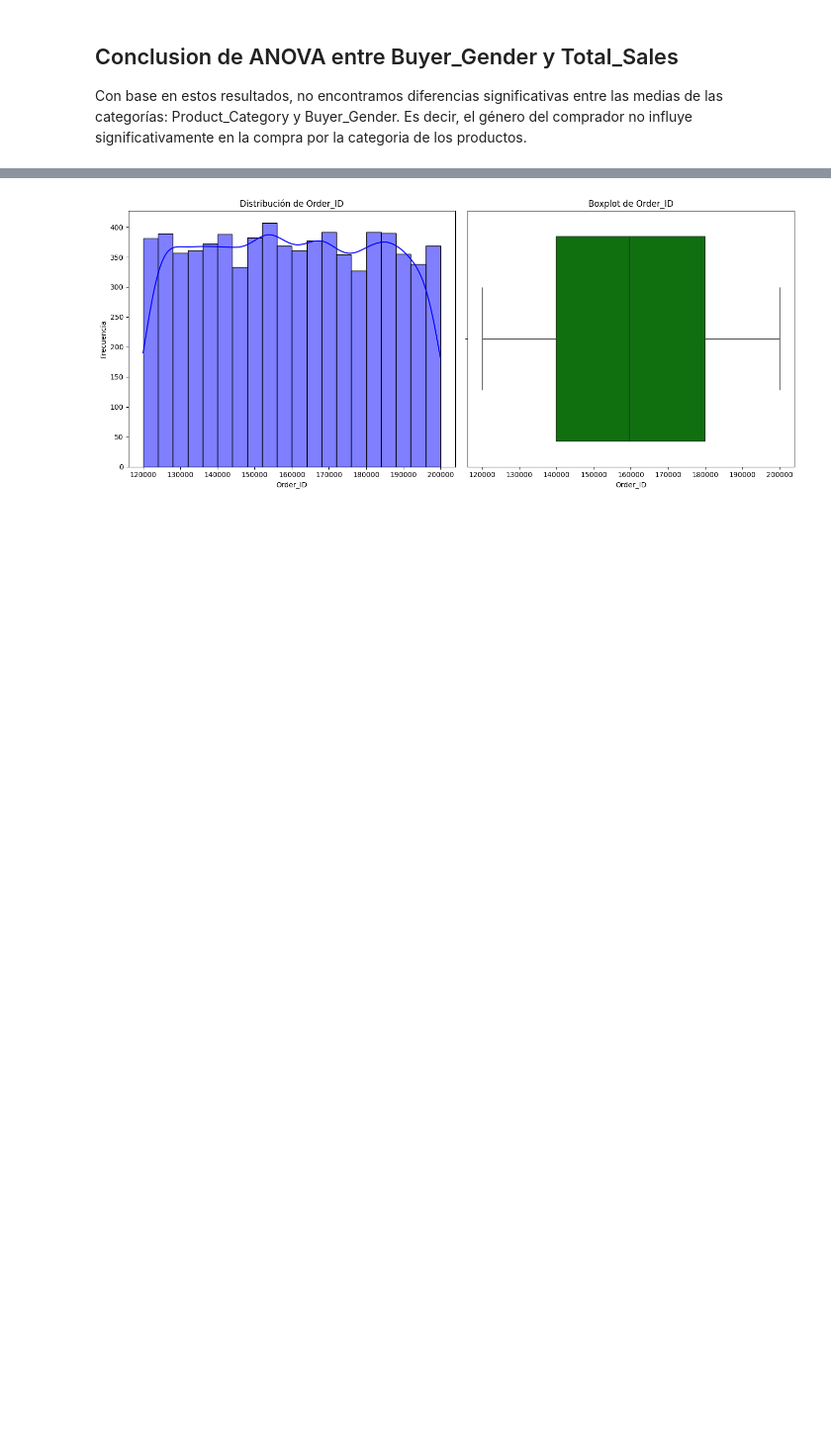
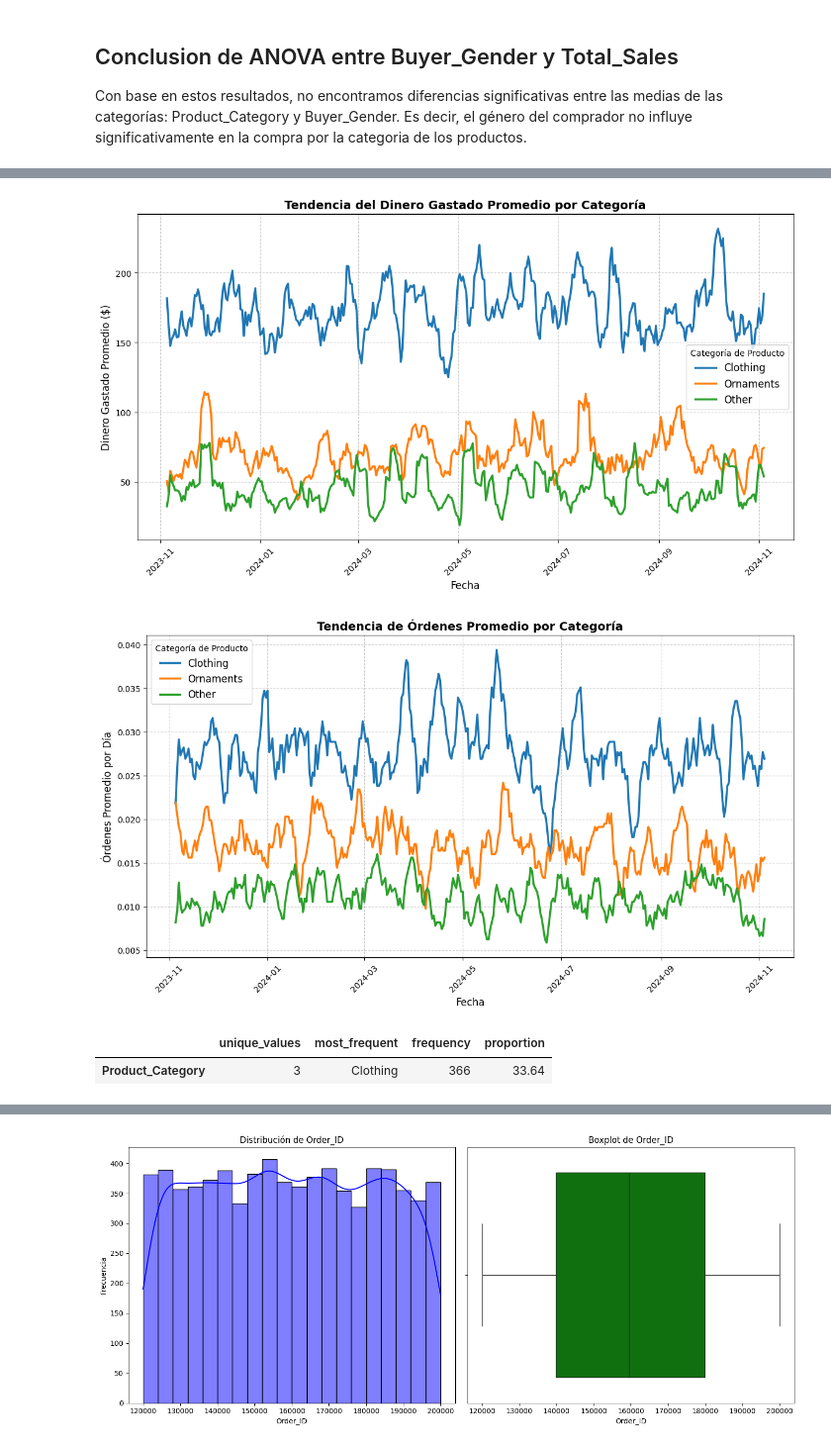
Before and after one commit to abdonrb/proyecto-ml, a Jupyter notebook: ML/notebooks/EDA.ipynb, the cells around one changed output, grey strips where cells are left out. Shown: that part at 99% size. Saved outputs shown, nothing was run; the diff lists cells and outputs as text; code cells hidden in the pictures; blank space fills up the shorter version.

```diff
--- a/ML/notebooks/EDA.ipynb
+++ b/ML/notebooks/EDA.ipynb
@@ -12,5 +15,5 @@ from ClaseAbdon import DataFrameAnalyzer
 # %%
-tienda =  pd.read_csv(r"C:\Users\Abdon.RAMIREZ-BRICEN\OneDrive - Akkodis\Desktop\Analisis_datos_eda\data\raw\Merch_sales.csv")
+tienda = pd.read_csv('../data/raw/merch_sales.csv')
 # %%
 df = tienda.copy()
 # %%
@@ -272,0 +310,10 @@ Con base en estos resultados, no encontramos diferencias significativas entre la
+# %%
+df_grouped = df.groupby(["Order_Date", "Product_Category"]).agg(
+    total_sales=("Total_Sales", "sum"),
+    total_ordenes=("Order_ID", "count")
+).reset_index()
+
+df_grouped["media_gastasdo"] = df_grouped["total_sales"] / df_grouped["total_ordenes"]
+df_grouped["media_ordenes"] = df_grouped["total_ordenes"] / df_grouped["Order_Date"].nunique()
+
+df_grouped.head()
@@ -272,0 +327,33 @@ Con base en estos resultados, no encontramos diferencias significativas entre la
+# %%
+# Aplicar suavizado con media móvil de 7 días para una mejor visualización
+df_grouped["average_spent_smoothed"] = df_grouped.groupby("Product_Category")["media_gastasdo"].transform(lambda x: x.rolling(window=7, min_periods=1).mean())
+df_grouped["order_avg_smoothed"] = df_grouped.groupby("Product_Category")["media_ordenes"].transform(lambda x: x.rolling(window=7, min_periods=1).mean())
+
+plt.figure(figsize=(14, 7))
+for category in df_grouped["Product_Category"].unique():
+    subset = df_grouped[df_grouped["Product_Category"] == category]
+    plt.plot(subset["Order_Date"], subset["average_spent_smoothed"], label=category, linewidth=2.5)
+
+plt.xlabel("Fecha", fontsize=12)
+plt.ylabel("Dinero Gastado Promedio ($)", fontsize=12)
+plt.title("Tendencia del Dinero Gastado Promedio por Categoría", fontsize=14, fontweight="bold")
+plt.legend(title="Categoría de Producto", fontsize=12)
+plt.xticks(rotation=45)
+plt.grid(True, linestyle="--", alpha=0.7)
+plt.show()
+
+plt.figure(figsize=(14, 7))
+for category in df_grouped["Product_Category"].unique():
+    subset = df_grouped[df_grouped["Product_Category"] == category]
+    plt.plot(subset["Order_Date"], subset["order_avg_smoothed"], label=category, linewidth=2.5)
+
+plt.xlabel("Fecha", fontsize=12)
+plt.ylabel("Órdenes Promedio por Día", fontsize=12)
+plt.title("Tendencia de Órdenes Promedio por Categoría", fontsize=14, fontweight="bold")
+plt.legend(title="Categoría de Producto", fontsize=12)
+plt.xticks(rotation=45)
+plt.grid(True, linestyle="--", alpha=0.7)
+plt.show()
+# %% [output]
+[figure, added]
+[figure, added]
@@ -272,0 +362,5 @@ Con base en estos resultados, no encontramos diferencias significativas entre la
+# %%
+time.describe_categorical()
+# %% [output]
+|  | unique_values | most_frequent | frequency | proportion |
+| Product_Category | 3 | Clothing | 366 | 33.64 |
```
Also changed, not shown: parts of 14 cells of this notebook, 12 other files.
